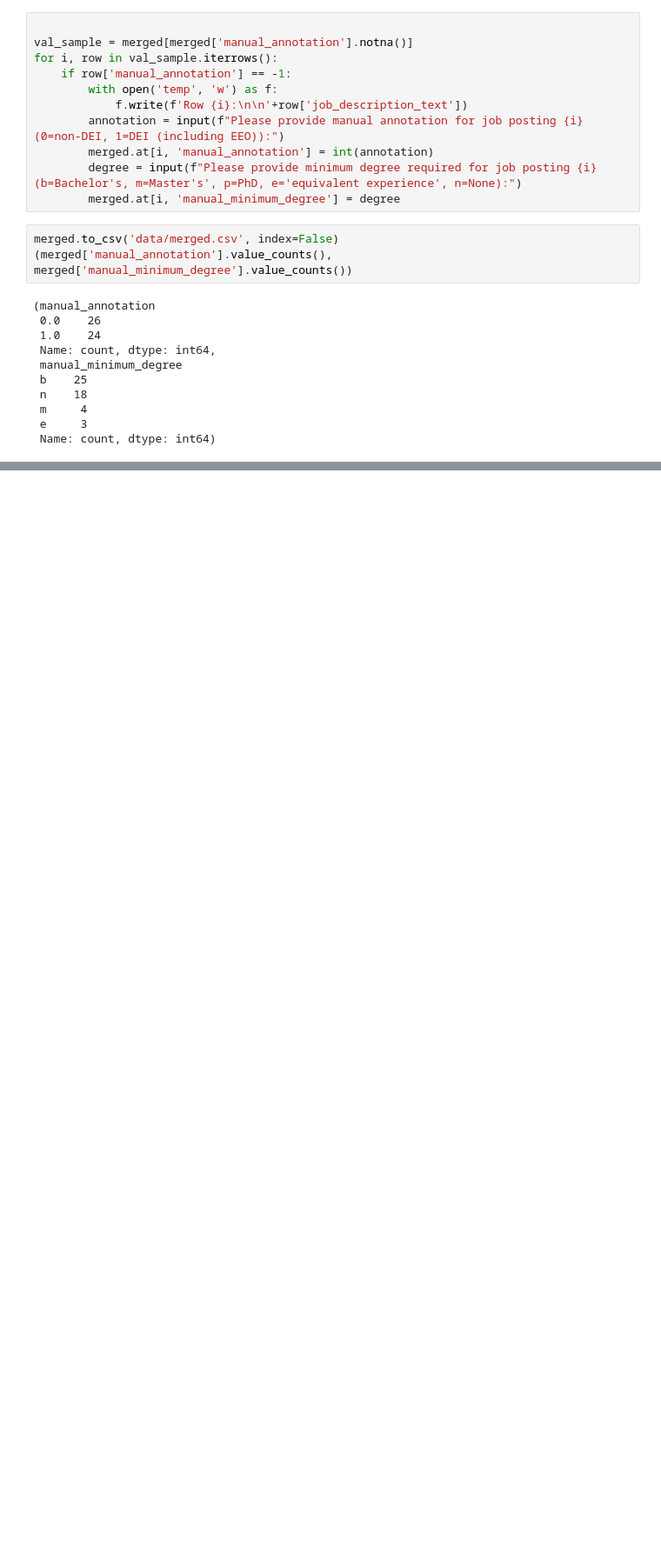
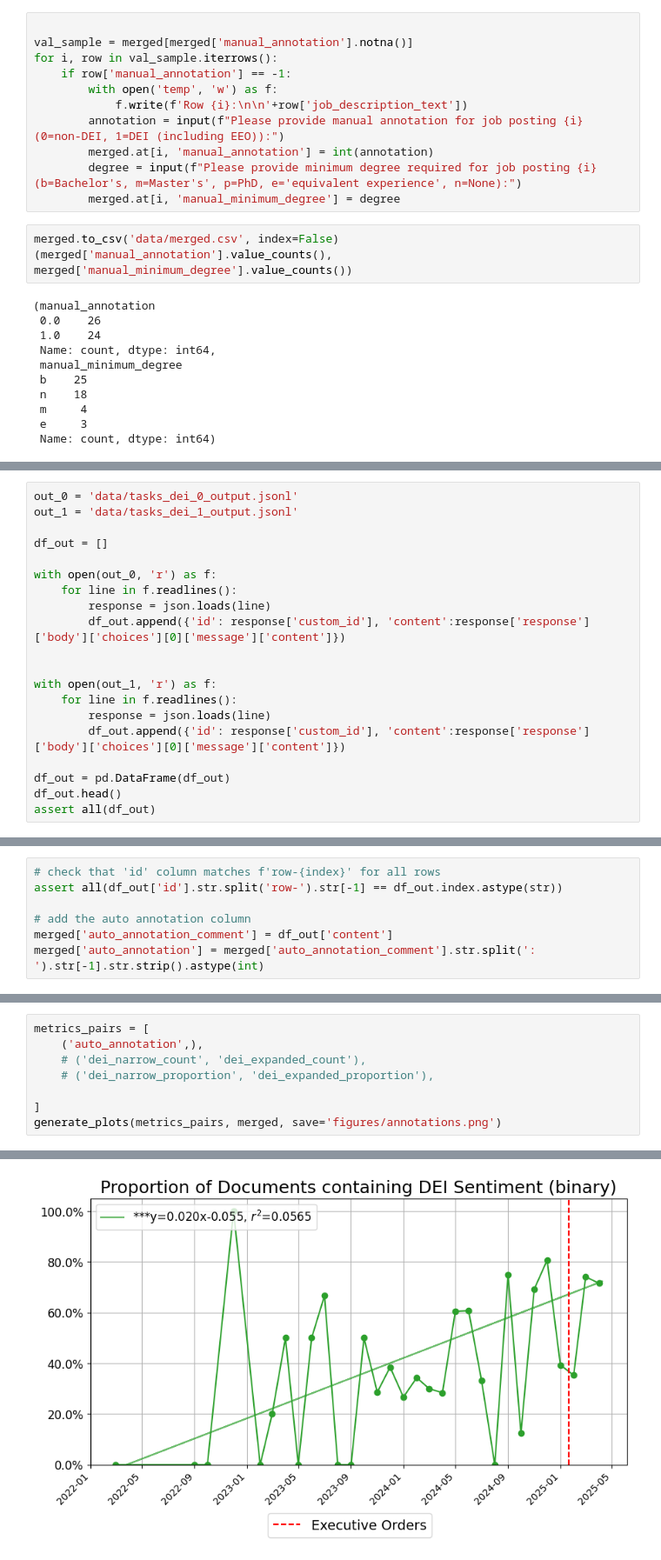
Before and after one commit to evelynyee/jobs_dei, a Jupyter notebook: prelim.ipynb, the cells around one changed output, grey strips where cells are left out. Shown at 87% size. Cells and saved outputs as stored; diff of their text form; blank space fills up the shorter version.

Commit message:
LLM DEI annotations

```diff
--- a/prelim.ipynb
+++ b/prelim.ipynb
@@ -384,0 +581,20 @@ merged.to_csv('data/merged.csv', index=False)
+# %%
+out_0 = 'data/tasks_dei_0_output.jsonl'
+out_1 = 'data/tasks_dei_1_output.jsonl'
+
+df_out = []
+
+with open(out_0, 'r') as f:
+    for line in f.readlines():
+        response = json.loads(line)
+        df_out.append({'id': response['custom_id'], 'content':response['response']['body']['choices'][0]['message']['content']})
+
+
+with open(out_1, 'r') as f:
+    for line in f.readlines():
+        response = json.loads(line)
+        df_out.append({'id': response['custom_id'], 'content':response['response']['body']['choices'][0]['message']['content']})
+
+df_out = pd.DataFrame(df_out)
+df_out.head()
+assert all(df_out)
@@ -384,0 +608,7 @@ merged.to_csv('data/merged.csv', index=False)
+# %%
+# check that 'id' column matches f'row-{index}' for all rows
+assert all(df_out['id'].str.split('row-').str[-1] == df_out.index.astype(str))
+
+# add the auto annotation column
+merged['auto_annotation_comment'] = df_out['content']
+merged['auto_annotation'] = merged['auto_annotation_comment'].str.split(': ').str[-1].str.strip().astype(int)
@@ -384,0 +646,9 @@ merged.to_csv('data/merged.csv', index=False)
+# %%
+metrics_pairs = [
+    ('auto_annotation',),
+    # ('dei_narrow_count', 'dei_expanded_count'),
+    # ('dei_narrow_proportion', 'dei_expanded_proportion'),
+
+]
+generate_plots(metrics_pairs, merged, save='figures/annotations.png')
+# %% [output]
@@ -384,0 +656 @@ merged.to_csv('data/merged.csv', index=False)
+[figure, added]
```
Also changed, not shown: parts of 28 cells of this notebook, 7 other files.
